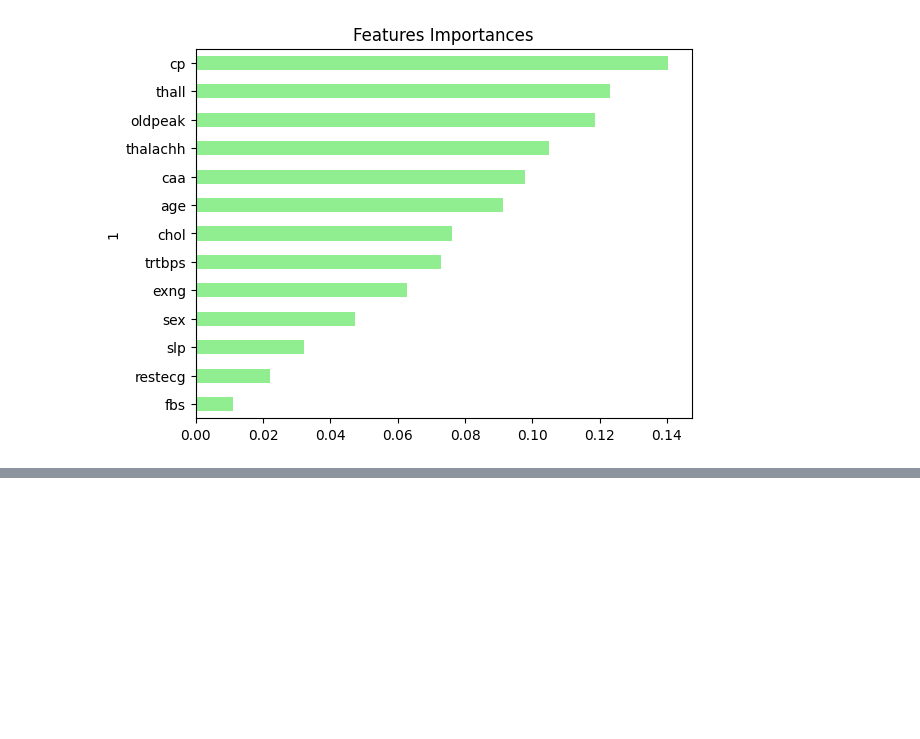
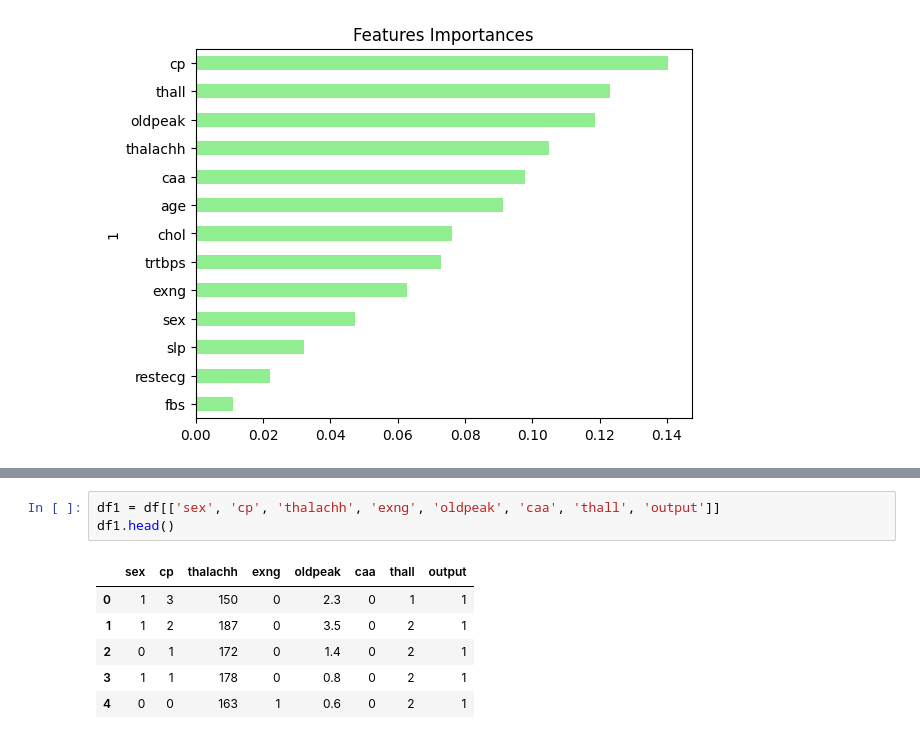
Before and after one commit to dwilson1821/Heart-Attack-Analysis, a Jupyter notebook: start.ipynb, the cells around one changed output, grey strips where cells are left out. Saved outputs shown, nothing was run; the diff lists cells and outputs as text; blank space fills up the shorter version.

```diff
--- a/start.ipynb
+++ b/start.ipynb
@@ -557,0 +835,10 @@ importances_sorted.plot(kind='barh', color='lightgreen', title= 'Features Import
+# %%
+df1 = df[['sex', 'cp', 'thalachh', 'exng', 'oldpeak', 'caa', 'thall', 'output']]
+df1.head()
+# %% [output]
+|  | sex | cp | thalachh | exng | oldpeak | caa | thall | output |
+| 0 | 1 | 3 | 150 | 0 | 2.3 | 0 | 1 | 1 |
+| 1 | 1 | 2 | 187 | 0 | 3.5 | 0 | 2 | 1 |
+| 2 | 0 | 1 | 172 | 0 | 1.4 | 0 | 2 | 1 |
+| 3 | 1 | 1 | 178 | 0 | 0.8 | 0 | 2 | 1 |
+| 4 | 0 | 0 | 163 | 1 | 0.6 | 0 | 2 | 1 |
```
Also changed, not shown: parts of 48 cells of this notebook, 1 other file.
